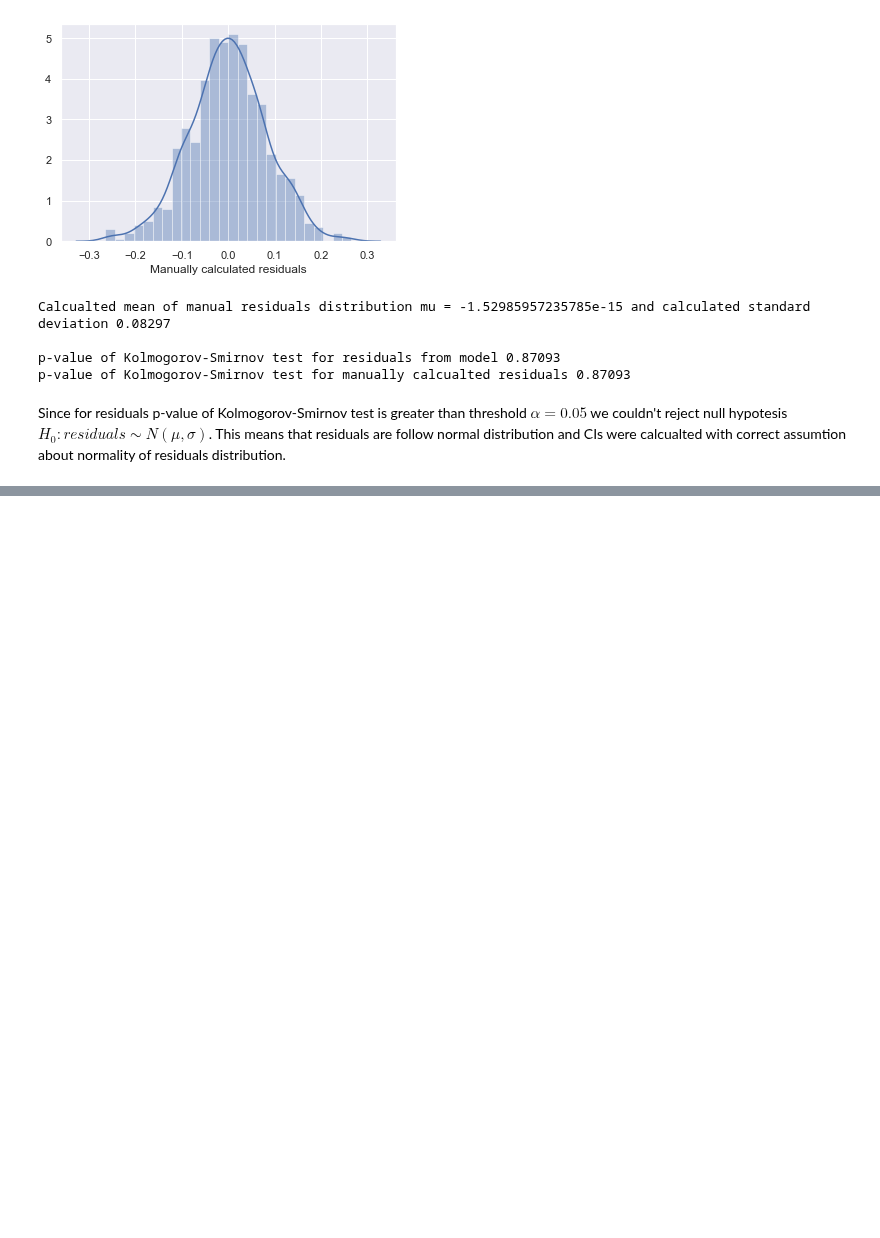
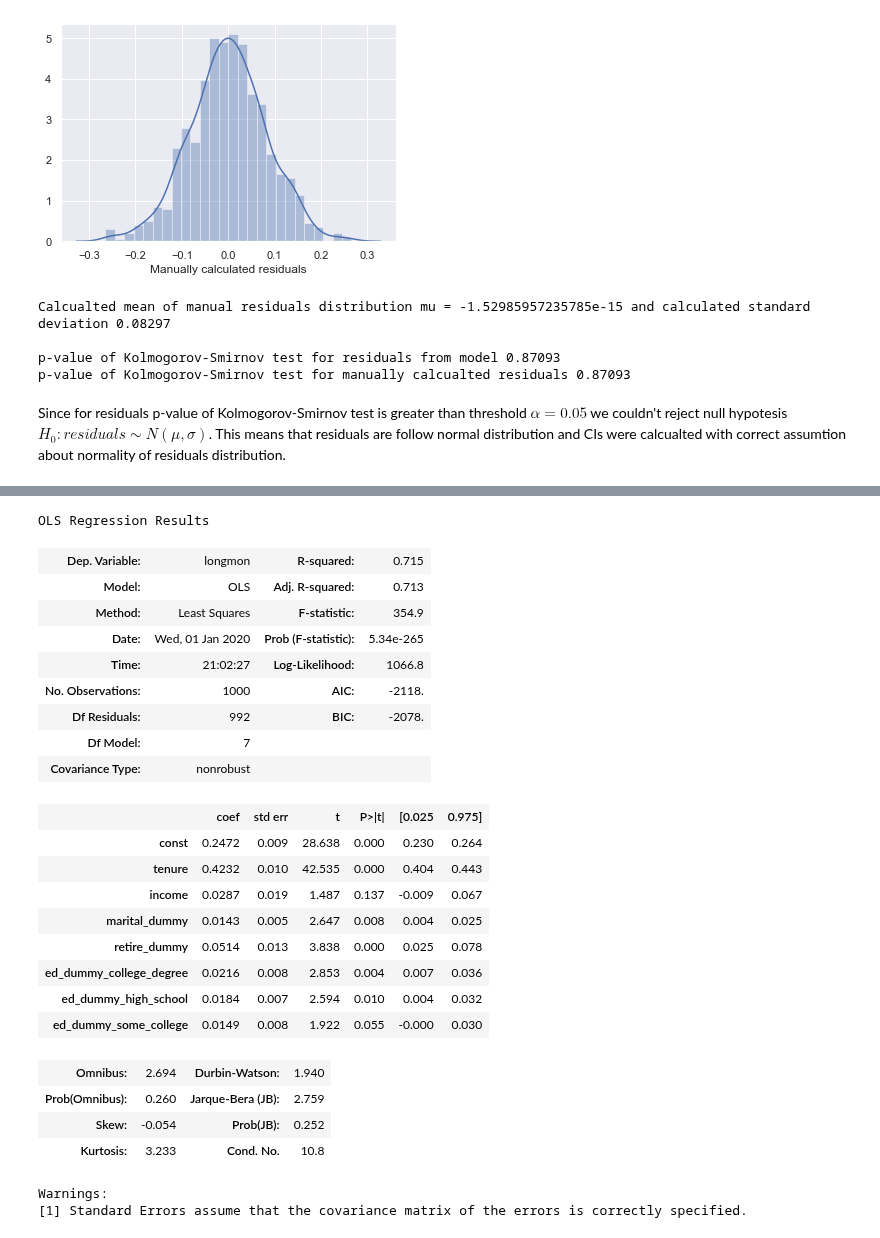
Before and after one commit to kai-wren/Statistic, a Jupyter notebook: Assignment 2.ipynb, the cells around one changed output, grey strips where cells are left out. Saved outputs shown, nothing was run; the diff lists cells and outputs as text; code cells hidden in the pictures; blank space fills up the shorter version.

```diff
--- a/Assignment 2.ipynb
+++ b/Assignment 2.ipynb
@@ -461,0 +417,34 @@ result.bic
+# %%
+def find_best_model(model): #defining recursive method of step-wise backwards model selection using AIC as criteria
+    X = model.drop('longmon', axis=1).copy() #performing simple regression for big model
+    X = sm.add_constant(X)
+    res = sm.OLS(telco_dummy_trans_binwiremon_norm_df['longmon'] , X).fit()
+    X = X.drop('const', axis=1)
+
+    min_aic = res.aic #setting minimal AIC and model values
+    min_model = model.copy()
+    is_better_model = False #setting flag to decide when to exit recursion
+
+    for col in X.columns: #looping over columns of model and drop columns one-by-one
+        Xi = X.drop(col, axis=1).copy()
+        Xi = sm.add_constant(Xi)
+        res_i = sm.OLS(telco_dummy_trans_binwiremon_norm_df['longmon'] , Xi).fit()
+        if res_i.aic < min_aic: #compare AIC of model with one less column with bigger one AIC
+            is_better_model = True #if more optimal model found, reassign minimal AIC and model values
+            min_aic = res_i.aic
+            min_model = model.drop(col, axis=1).copy()
+
+    if is_better_model == True: #if there is a smaller model, call same method again to look for even better one
+        min_aic, min_model = find_best_model(min_model)
+
+    return min_aic, min_model #return minimal model and AIC values
+
+
+big_model = telco_dummy_trans_binwiremon_norm_df.copy() #setting full model
+
+aic, best_model = find_best_model(big_model) #call method to find optimal model
+
+print("Smallest achieved AIC=%.5f \n" %aic) #printing results
+print("Optimal model contains %s columns:" %best_model.columns.size)
+for col in best_model.columns:
+    print(col)
@@ -461,0 +469,31 @@ result.bic
+# %%
+X = best_model.drop('longmon', axis=1).copy() #performing simple regression for optimal model found
+X = sm.add_constant(X)
+best_model_res = sm.OLS(best_model['longmon'] , X).fit()
+best_model_res.summary()
+# %% [output]
+OLS Regression Results
+| Dep. Variable: | longmon | R-squared: | 0.715 |
+| Model: | OLS | Adj. R-squared: | 0.713 |
+| Method: | Least Squares | F-statistic: | 354.9 |
+| Date: | Wed, 01 Jan 2020 | Prob (F-statistic): | 5.34e-265 |
+| Time: | 21:02:27 | Log-Likelihood: | 1066.8 |
+| No. Observations: | 1000 | AIC: | -2118. |
+| Df Residuals: | 992 | BIC: | -2078. |
+| Df Model: | 7 |  |  |
+| Covariance Type: | nonrobust |  |  |
+|  | coef | std err | t | P>|t| | [0.025 | 0.975] |
+| const | 0.2472 | 0.009 | 28.638 | 0.000 | 0.230 | 0.264 |
+| tenure | 0.4232 | 0.010 | 42.535 | 0.000 | 0.404 | 0.443 |
+| income | 0.0287 | 0.019 | 1.487 | 0.137 | -0.009 | 0.067 |
+| marital_dummy | 0.0143 | 0.005 | 2.647 | 0.008 | 0.004 | 0.025 |
+| retire_dummy | 0.0514 | 0.013 | 3.838 | 0.000 | 0.025 | 0.078 |
+| ed_dummy_college_degree | 0.0216 | 0.008 | 2.853 | 0.004 | 0.007 | 0.036 |
+| ed_dummy_high_school | 0.0184 | 0.007 | 2.594 | 0.010 | 0.004 | 0.032 |
+| ed_dummy_some_college | 0.0149 | 0.008 | 1.922 | 0.055 | -0.000 | 0.030 |
+| Omnibus: | 2.694 | Durbin-Watson: | 1.940 |
+| Prob(Omnibus): | 0.260 | Jarque-Bera (JB): | 2.759 |
+| Skew: | -0.054 | Prob(JB): | 0.252 |
+| Kurtosis: | 3.233 | Cond. No. | 10.8 |
+Warnings:
+[1] Standard Errors assume that the covariance matrix of the errors is correctly specified.
```
Also changed, not shown: parts of 15 cells of this notebook.
